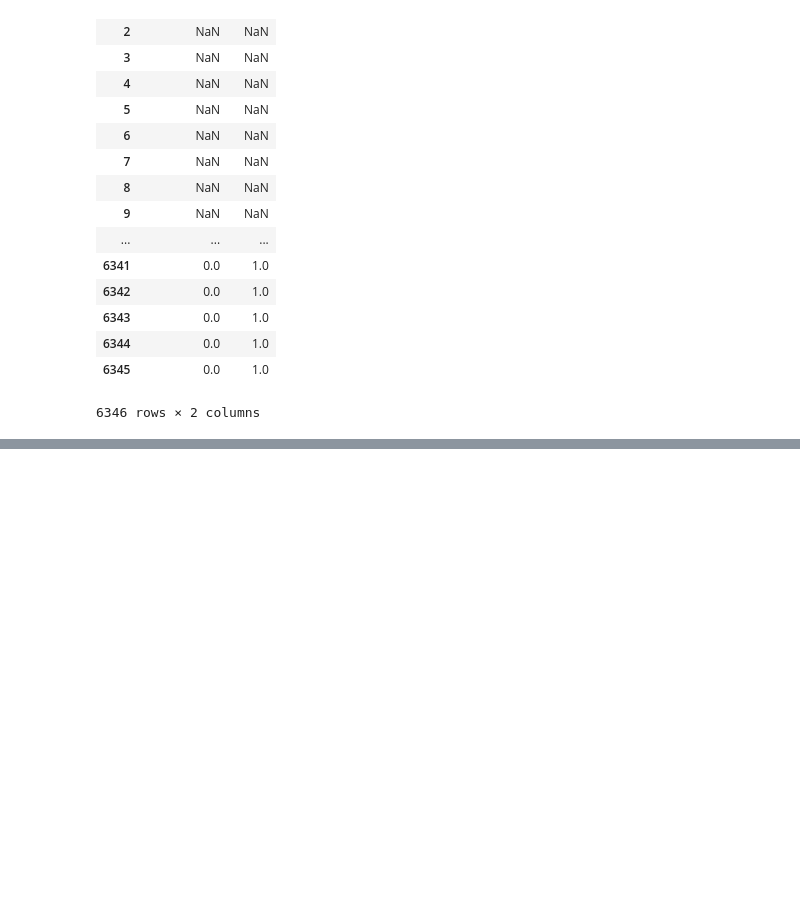
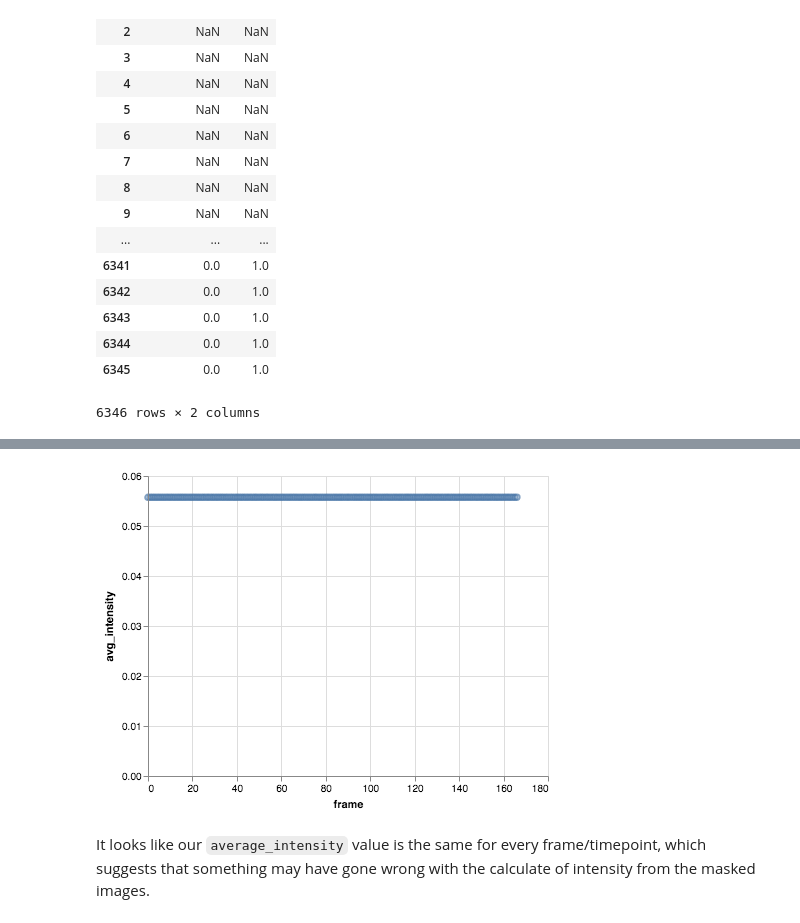
Before and after one commit to msschwartz21/germband-extension, a Jupyter notebook: notebooks/20181019-test_roi_binning.ipynb, the cells around one changed output, grey strips where cells are left out. Cells and saved outputs as stored; diff of their text form; code cells hidden in the pictures; blank space fills up the shorter version.

Commit message:
Identified possible error in roi intensity calculation

```diff
--- a/notebooks/20181019-test_roi_binning.ipynb
+++ b/notebooks/20181019-test_roi_binning.ipynb
@@ -111,0 +179,2 @@ https://stackoverflow.com/questions/20670726/computing-diffs-in-pandas-after-usi
+# %%
+roi = avg_int[avg_int['roi']==1]
@@ -111,0 +213,11 @@ https://stackoverflow.com/questions/20670726/computing-diffs-in-pandas-after-usi
+# %%
+alt.Chart(roi
+         ).mark_point(
+        ).encode(
+            x='frame:Q',
+            y='avg_intensity:Q'
+        )
+# %% [output]
+[figure, added]
+# %% [markdown]
+It looks like our `average_intensity` value is the same for every frame/timepoint, which suggests that something may have gone wrong with the calculate of intensity from the masked images.
```
Also changed, not shown: parts of 17 cells of this notebook.
